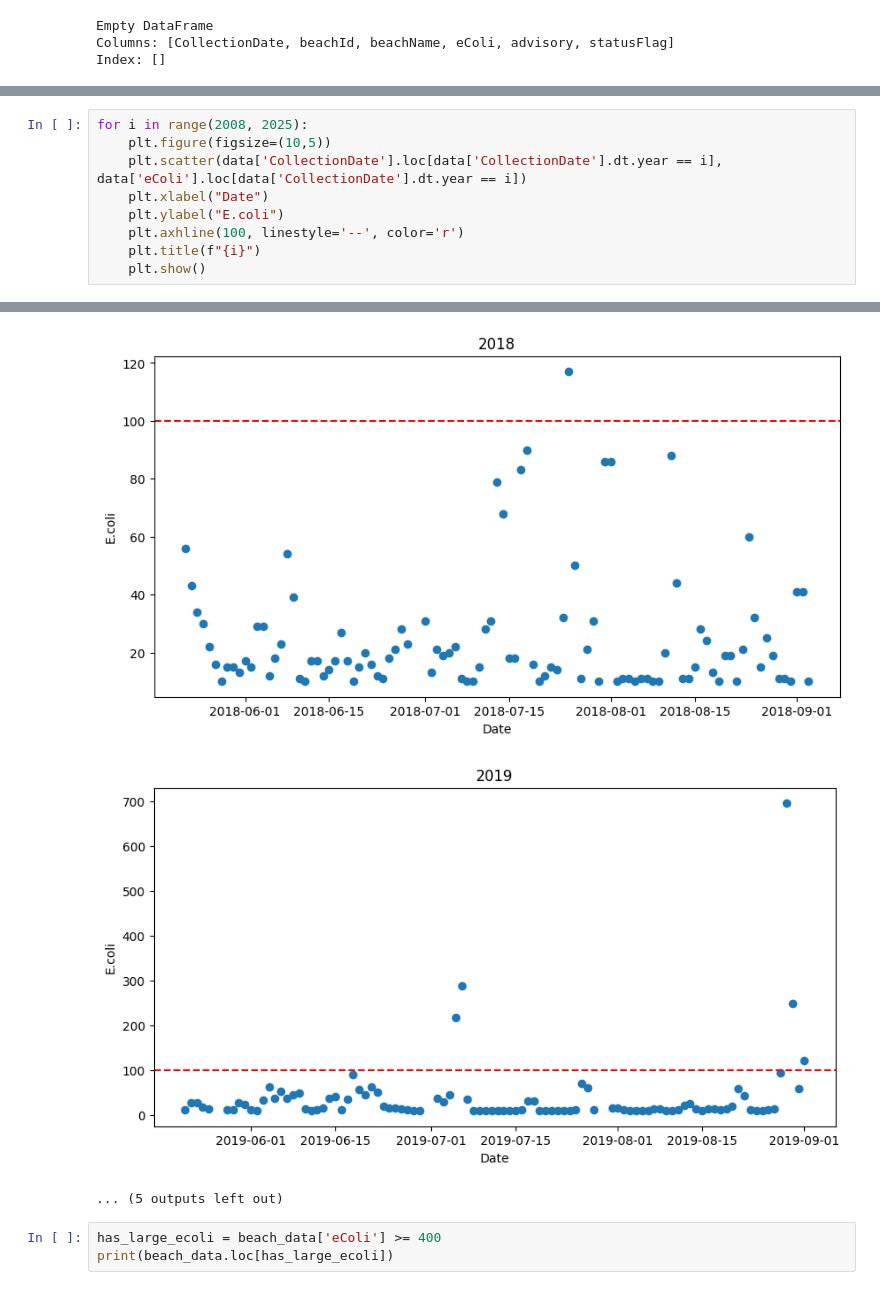
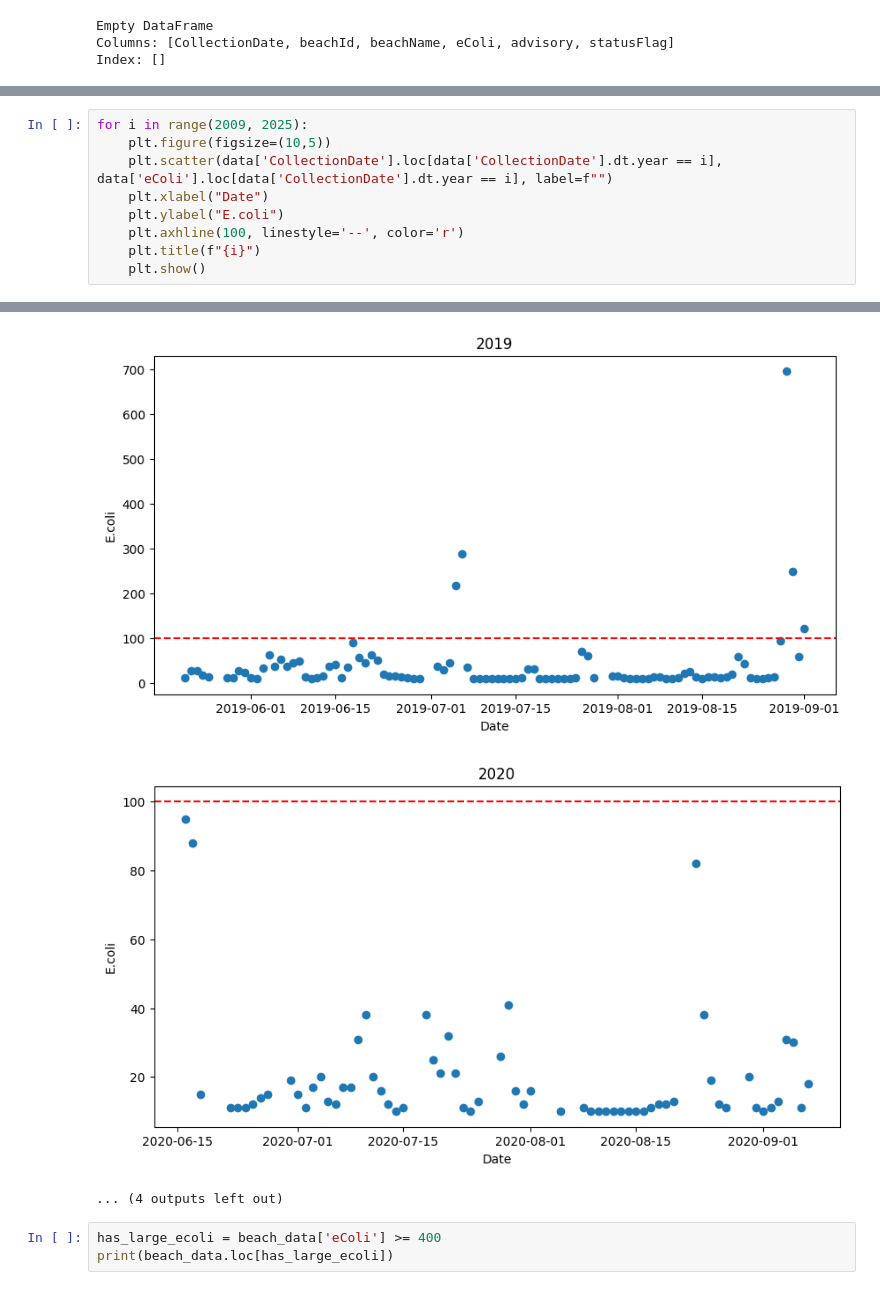
Before and after one commit to M4nd0C4lrissian/water_safety, a Jupyter notebook: BeachWaterSafety.ipynb, the cells around one changed output, grey strips where cells are left out. Drawn from its saved outputs; the diff is of its cells as text.

```diff
--- a/BeachWaterSafety.ipynb
+++ b/BeachWaterSafety.ipynb
@@ -107,7 +96,7 @@ Name: CollectionDate, Length: 99, dtype: datetime64[ns]
 # %%
-for i in range(2008, 2025):
+for i in range(2009, 2025):
     plt.figure(figsize=(10,5))
-    plt.scatter(data['CollectionDate'].loc[data['CollectionDate'].dt.year == i], data['eColi'].loc[data['CollectionDate'].dt.year == i])
+    plt.scatter(data['CollectionDate'].loc[data['CollectionDate'].dt.year == i], data['eColi'].loc[data['CollectionDate'].dt.year == i], label=f"")
     plt.xlabel("Date")
     plt.ylabel("E.coli")
     plt.axhline(100, linestyle='--', color='r')
@@ -127,6 +116,6 @@ for i in range(2008, 2025):
-[figure, old version]
+[figure, new version]
-[figure, old version]
+[figure, new version]
-... (5 outputs left out)
+... (4 outputs left out)
 # %%
 has_large_ecoli = beach_data['eColi'] >= 400
 print(beach_data.loc[has_large_ecoli])
```
Also changed, not shown: parts of 2 cells of this notebook, 1 other file.
